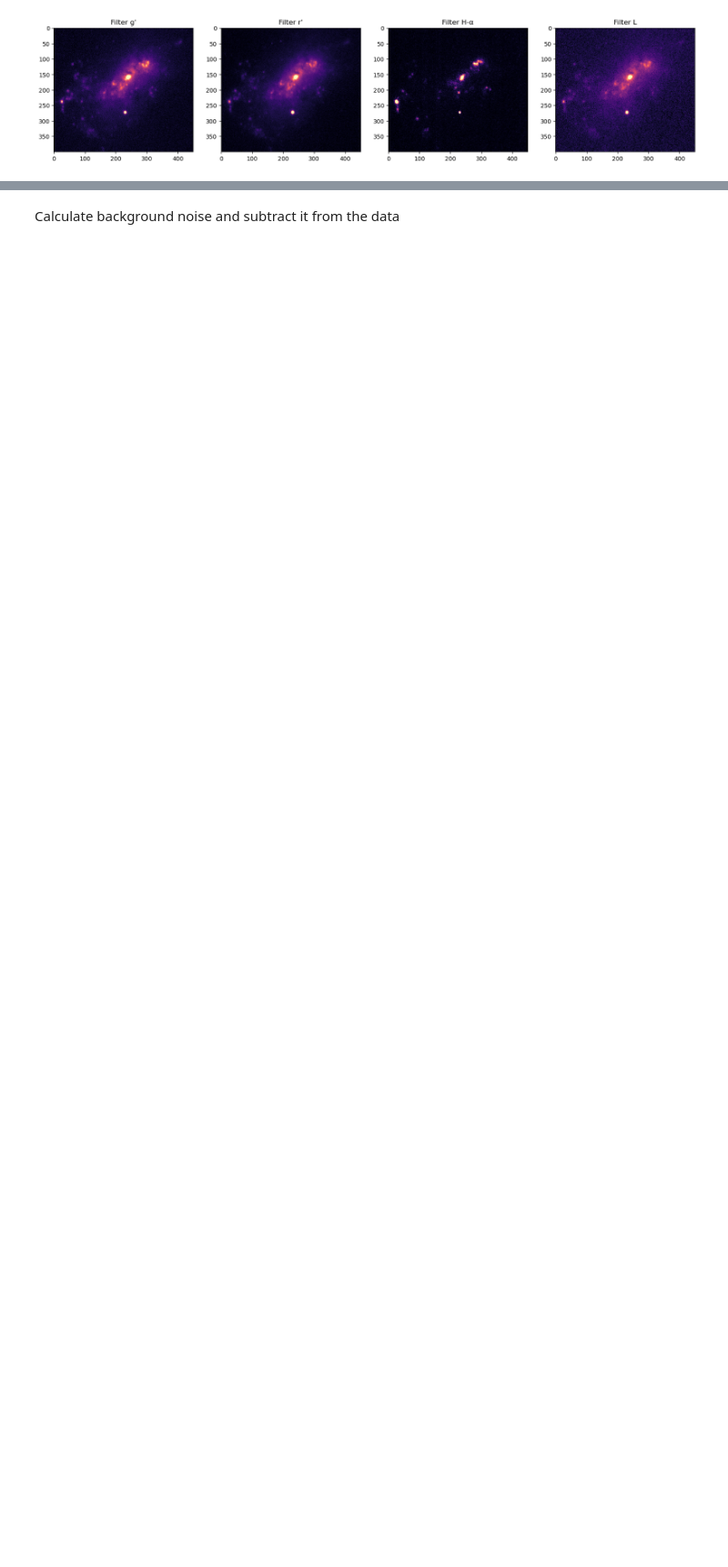
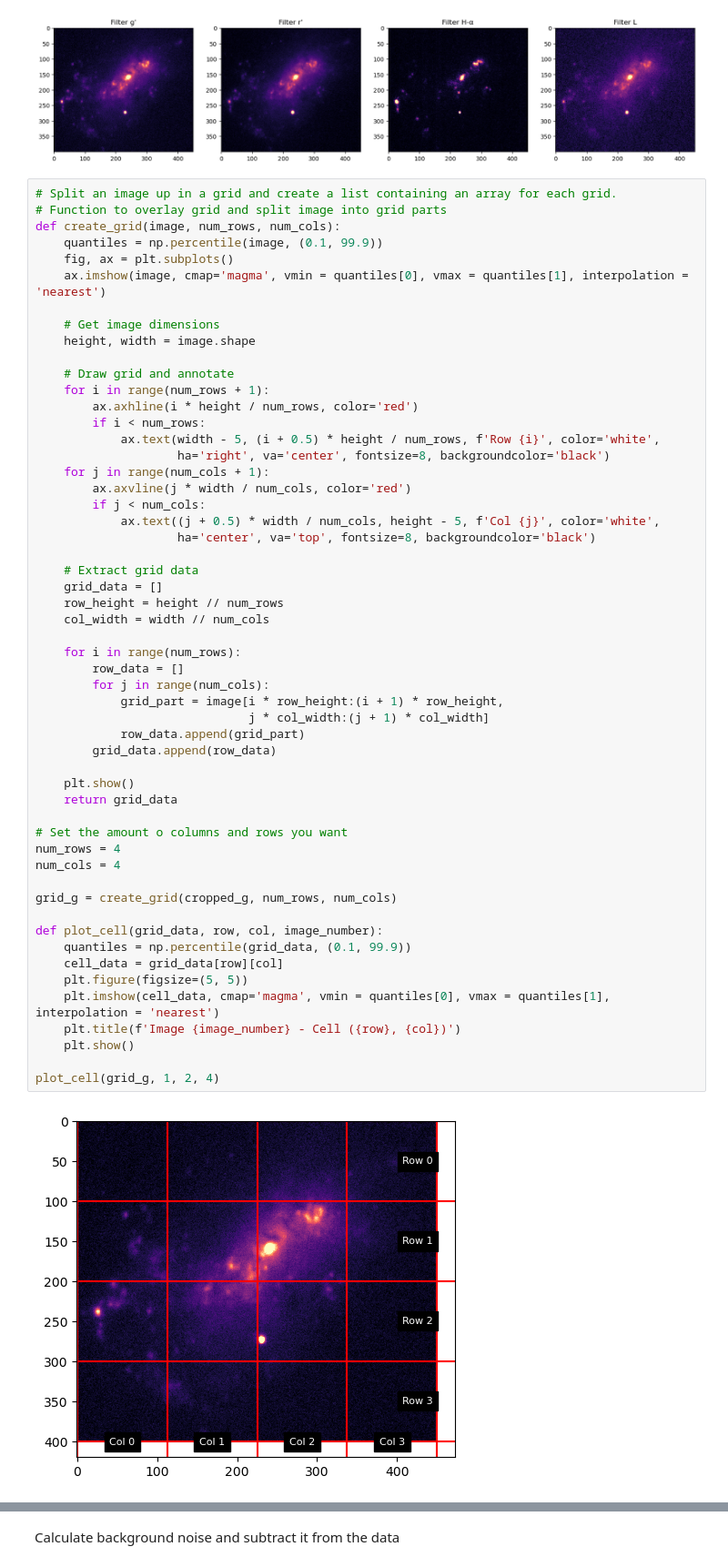
Before and after one commit to Juaopteinde/Group-19-NGC4449, a Jupyter notebook: Main.ipynb, the cells around one changed output, grey strips where cells are left out. Shown at 91% size. Cells and saved outputs as stored; diff of their text form; blank space fills up the shorter version.

Commit message:
Code for grid
Created code for a grid on the images

```diff
--- a/Main.ipynb
+++ b/Main.ipynb
@@ -110,3 +110,59 @@ axs[3].set_title('Filter L')
 plt.show()
 # %% [output]
 [figure]
+# %%
+# Split an image up in a grid and create a list containing an array for each grid.
+# Function to overlay grid and split image into grid parts
+def create_grid(image, num_rows, num_cols):
+    quantiles = np.percentile(image, (0.1, 99.9))
+    fig, ax = plt.subplots()
+    ax.imshow(image, cmap='magma', vmin = quantiles[0], vmax = quantiles[1], interpolation = 'nearest')
+
+    # Get image dimensions
+    height, width = image.shape
+
+    # Draw grid and annotate
+    for i in range(num_rows + 1):
+        ax.axhline(i * height / num_rows, color='red')
+        if i < num_rows:
+            ax.text(width - 5, (i + 0.5) * height / num_rows, f'Row {i}', color='white',
+                    ha='right', va='center', fontsize=8, backgroundcolor='black')
+    for j in range(num_cols + 1):
+        ax.axvline(j * width / num_cols, color='red')
+        if j < num_cols:
+            ax.text((j + 0.5) * width / num_cols, height - 5, f'Col {j}', color='white',
+                    ha='center', va='top', fontsize=8, backgroundcolor='black')
+
+    # Extract grid data
+    grid_data = []
+    row_height = height // num_rows
+    col_width = width // num_cols
+
+    for i in range(num_rows):
+        row_data = []
+        for j in range(num_cols):
+            grid_part = image[i * row_height:(i + 1) * row_height,
+                              j * col_width:(j + 1) * col_width]
+            row_data.append(grid_part)
+        grid_data.append(row_data)
+
+    plt.show()
+    return grid_data
+
+# Set the amount o columns and rows you want
+num_rows = 4
+num_cols = 4
+
+grid_g = create_grid(cropped_g, num_rows, num_cols)
+
+def plot_cell(grid_data, row, col, image_number):
+    quantiles = np.percentile(grid_data, (0.1, 99.9))
+    cell_data = grid_data[row][col]
+    plt.figure(figsize=(5, 5))
+    plt.imshow(cell_data, cmap='magma', vmin = quantiles[0], vmax = quantiles[1], interpolation = 'nearest')
+    plt.title(f'Image {image_number} - Cell ({row}, {col})')
+    plt.show()
+
+plot_cell(grid_g, 1, 2, 4)
+# %% [output]
+[figure, added]
```
Also changed, not shown: parts of 1 cell of this notebook.
